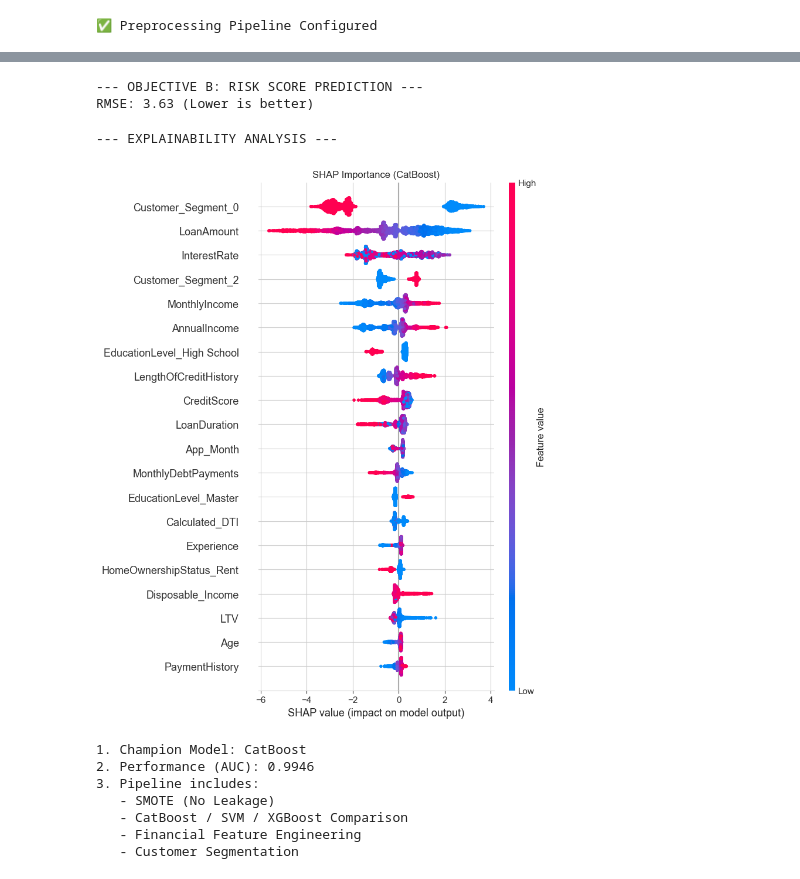
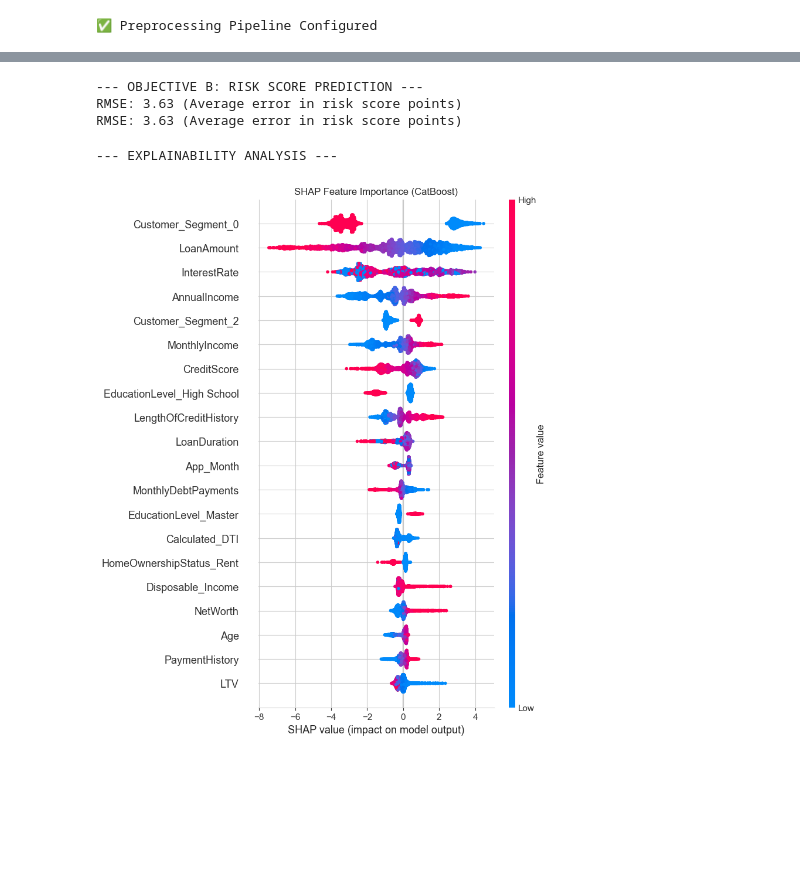
Before and after one commit to AnujanN/Financial-Risk-Modeling, a Jupyter notebook: Loan analysis.ipynb, the cells around one changed output, grey strips where cells are left out. Saved outputs shown, nothing was run; the diff lists cells and outputs as text; code cells hidden in the pictures; blank space fills up the shorter version.

```diff
--- a/Loan analysis.ipynb
+++ b/Loan analysis.ipynb
@@ -214,44 +230,37 @@ XGBoost         | 0.9932     | ✅ Tested
 # %%
 print(f"--- 🚀 TUNING THE WINNER: {best_model_name} ---")
 
-# 1. Define Model & Param Grid based on Winner
+# Define Parameter Grid based on the winner
 if best_model_name == 'CatBoost':
-    clf = CatBoostClassifier(verbose=0, random_state=42)
+    clf = CatBoostClassifier(verbose=0, random_state=42, allow_writing_files=False)
     param_grid = {
-        'classifier__iterations': [100, 300],
-        'classifier__learning_rate': [0.01, 0.1],
-        'classifier__depth': [4, 6]
+        'classifier__depth': [4, 6],
+        'classifier__learning_rate': [0.05, 0.1]
     }
 elif best_model_name == 'XGBoost':
     clf = XGBClassifier(eval_metric='logloss', random_state=42)
     param_grid = {
         'classifier__n_estimators': [100, 200],
-        'classifier__learning_rate': [0.05, 0.1],
         'classifier__max_depth': [3, 5]
     }
 else: # SVM
     clf = SVC(probability=True, random_state=42)
     param_grid = {
-        'classifier__C': [0.1, 1, 10],
-        'classifier__kernel': ['rbf']
+        'classifier__C': [1, 10],
     }
 
-# 2. Setup Pipeline
+# Build Pipeline
 pipeline = ImbPipeline(steps=[
     ('preprocessor', preprocessor),
     ('smote', SMOTE(random_state=42)),
     ('classifier', clf)
 ])
 
-# 3. Run Grid Search
-cv = StratifiedKFold(n_splits=3, shuffle=True, random_state=42)
-grid_search = GridSearchCV(pipeline, param_grid, scoring='roc_auc', cv=cv, n_jobs=-1, verbose=1)
-
-print("⏳ Running Optimization...")
+# Run Grid Search
+grid_search = GridSearchCV(pipeline, param_grid, scoring='roc_auc', cv=3, n_jobs=-1, verbose=1)
 grid_search.fit(X_train, y_train)
 
 best_model = grid_search.best_estimator_
 print(f"✅ Best Params: {grid_search.best_params_}")
-print(f"📈 Best CV Score: {grid_search.best_score_:.4f}")
 # %% [output]
 --- 🚀 TUNING THE WINNER: CatBoost ---
@@ -288,9 +299,11 @@ weighted avg       0.97      0.97      0.97      4000
 # %%
 print("--- OBJECTIVE B: RISK SCORE PREDICTION ---")
 
+# Split for Regression
 X_train_reg, X_test_reg, y_train_reg, y_test_reg = train_test_split(X, y_reg, test_size=0.2, random_state=42)
 
-reg_pipeline = Pipeline(steps=[
+# Regression Pipeline (Random Forest is usually best for this non-linear data)
+reg_pipeline = SklearnPipeline(steps=[
     ('preprocessor', preprocessor),
     ('regressor', RandomForestRegressor(n_estimators=100, max_depth=10, random_state=42))
 ])
@@ -299,59 +312,43 @@ reg_pipeline.fit(X_train_reg, y_train_reg)
 y_pred_reg = reg_pipeline.predict(X_test_reg)
 
 rmse = np.sqrt(mean_squared_error(y_test_reg, y_pred_reg))
-print(f"RMSE: {rmse:.2f} (Lower is better)")
+print(f"RMSE: {rmse:.2f} (Average error in risk score points)")
 # %% [output]
 --- OBJECTIVE B: RISK SCORE PREDICTION ---
-RMSE: 3.63 (Lower is better)
+RMSE: 3.63 (Average error in risk score points)
+RMSE: 3.63 (Average error in risk score points)
 # %%
 print("--- EXPLAINABILITY ANALYSIS ---")
 
-# Transform data
+# 1. Prepare Data
+# Transform X_test to get the actual numbers fed into the model
 X_test_transformed = best_model.named_steps['preprocessor'].transform(X_test)
 
-# Get feature names
+# 2. Extract Feature Names (Tricky with Pipelines)
 try:
     ohe = best_model.named_steps['preprocessor'].named_transformers_['cat']['onehot']
     cat_names = ohe.get_feature_names_out(categorical_cols)
     all_feats = numerical_cols + list(cat_names)
 except:
-    all_feats = [f"Feat_{i}" for i in range(X_test_transformed.shape[1])]
+    # Fallback if naming fails
+    all_feats = [f"Feature {i}" for i in range(X_test_transformed.shape[1])]
 
-# Select Explainer based on Model Type
+# 3. Calculate SHAP
 model_step = best_model.named_steps['classifier']
-if 'SVC' in str(type(model_step)):
-    print("⚠️ SVM detected. SHAP KernelExplainer is slow on large data. Skipping plot to prevent crash.")
-    print("Note: Feature importance is less direct in SVM RBF kernels.")
+
+# Safety Check: SVM doesn't work with TreeExplainer
+if isinstance(model_step, SVC):
+    print("⚠️ Model is SVM. Skipping SHAP TreeExplainer (Incompatible).")
+    print("Use Permutation Importance instead for SVM.")
 else:
-    # Works for XGBoost and CatBoost
+    # Works for XGBoost, CatBoost, RandomForest
     explainer = shap.TreeExplainer(model_step)
     shap_values = explainer.shap_values(X_test_transformed)
 
     plt.figure()
     shap.summary_plot(shap_values, X_test_transformed, feature_names=all_feats, show=False)
-    plt.title(f"SHAP Importance ({best_model_name})")
+    plt.title(f"SHAP Feature Importance ({best_model_name})")
     plt.show()
 # %% [output]
 --- EXPLAINABILITY ANALYSIS ---
-[figure, old version]
+[figure, new version]
-# %%
-joblib.dump(best_model, 'advanced_loan_model.pkl')
-joblib.dump(reg_pipeline, 'risk_score_pipeline.pkl')
-
-print(f"""
-1. Champion Model: {best_model_name}
-2. Performance (AUC): {roc_auc_score(y_test, y_prob):.4f}
-3. Pipeline includes:
-   - SMOTE (No Leakage)
-   - {best_model_name} / SVM / XGBoost Comparison
-   - Financial Feature Engineering
-   - Customer Segmentation
-""")
-# %% [output]
-1. Champion Model: CatBoost
-2. Performance (AUC): 0.9946
-3. Pipeline includes:
-   - SMOTE (No Leakage)
-   - CatBoost / SVM / XGBoost Comparison
-   - Financial Feature Engineering
-   - Customer Segmentation
```
Also changed, not shown: parts of 12 cells of this notebook, 1 other file.
